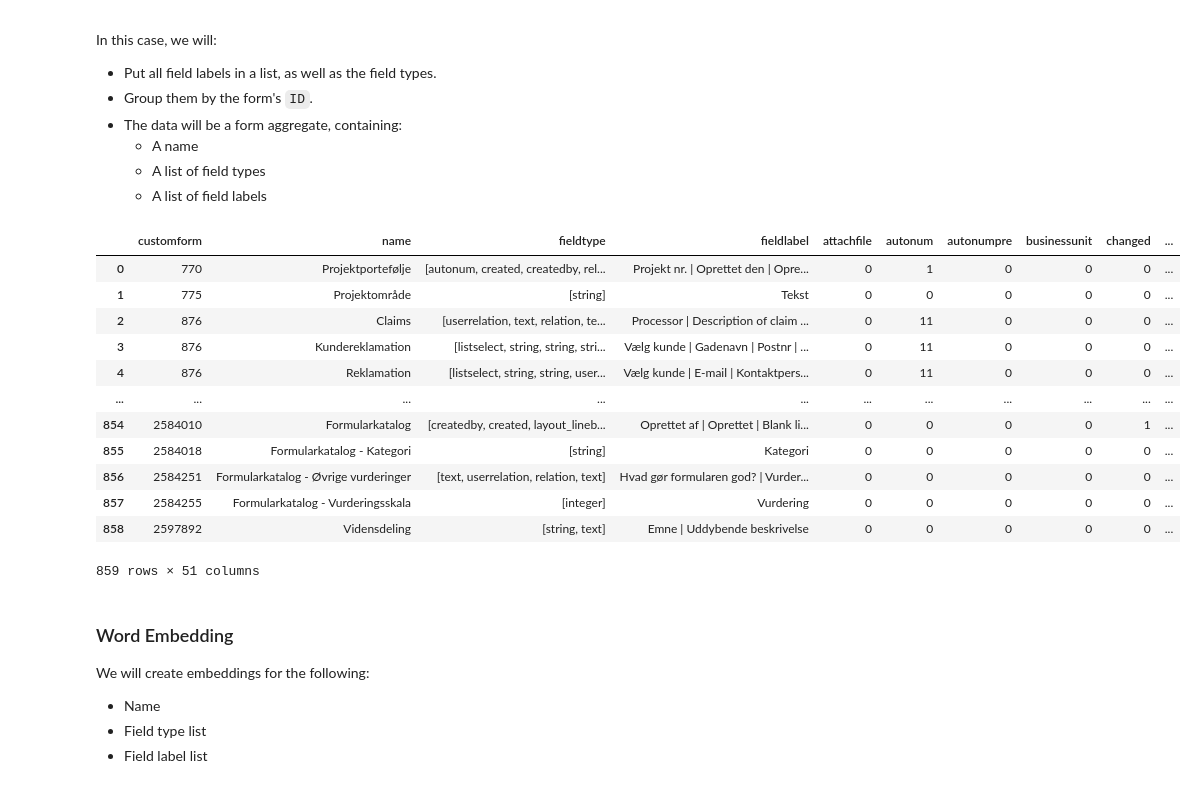
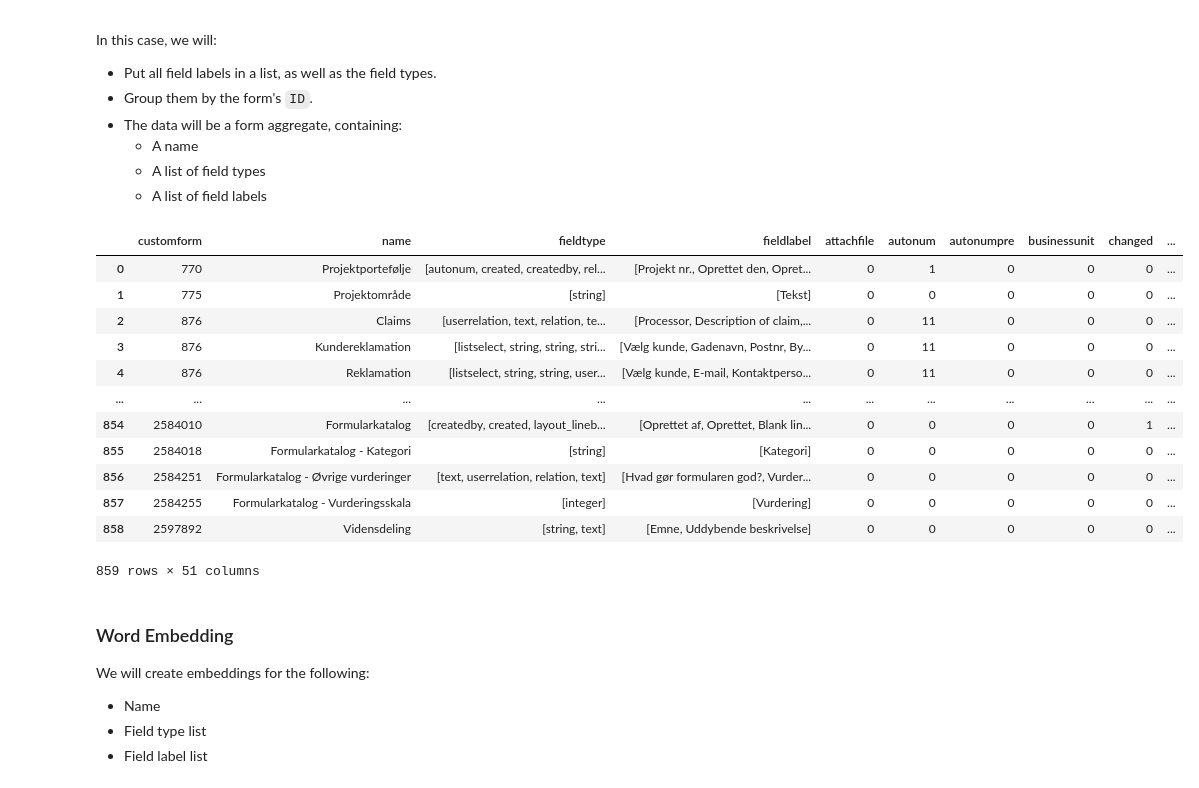
Before and after one commit to Semo0/IPWFormAi, a Jupyter notebook: app/Clustring_with_embeddings.ipynb, the cells around one changed output. Drawn from its saved outputs; the diff is of its cells as text; code cells hidden in the pictures.

```diff
--- a/app/Clustring_with_embeddings.ipynb
+++ b/app/Clustring_with_embeddings.ipynb
@@ -46,45 +47,45 @@ data = data.drop(indices_to_drop)
 # If the element is special the actual fieldtype is in specialtype
 # We will exclude element types.
 
 #none since logic to do it.
 data['isspecial'] = data['elementtype'].apply(lambda x: 1 if x == 'special' else 0)
 
 for index, row in data.iterrows():
     if row['isspecial'] == 1:
         if pd.notnull(row['fieldtype']):  # Check if 'fieldtype' is already filled
             print(f"Row {index}: 'fieldtype' already has a value before assigning 'specialtype'")
         else:
             # If 'fieldtype' is empty, assign the value from 'specialtype'
             data.at[index, 'fieldtype'] = row['specialtype']
 
 #Drop non-relevant columns.
 data = data.drop(columns=['Kunde','isspecial','elementtype', 'customname','fieldobjectid','fieldparentid','fieldparenttype','blocktype','fieldrelation','language','specialtype'])
 
 #Lets group the data by customform (id) and include name and mape the structure.
 grouped = data.groupby(['customform', 'name']).agg({
     'fieldtype': lambda x: list(x),  # Keep all field types as a list
-    'fieldlabel': lambda x: ' | '.join(x)  # Concatenate field labels
+    'fieldlabel': lambda x: list(x)  # Concatenate field labels
 }).reset_index()
 
 # Step 2: Count occurrences of each field type for each customform
 fieldtype_counts = data.groupby(['customform', 'fieldtype']).size().unstack(fill_value=0)
 
 # Step 3: Combine the aggregated data with the counts
 result = pd.merge(grouped, fieldtype_counts, on='customform', how='left')
 display(result)
 # %% [output]
 |  | customform | name | fieldtype | fieldlabel | attachfile | autonum | autonumpre | businessunit | changed | ... |
-| 0 | 770 | Projektportefølje | [autonum, created, createdby, rel... | Projekt nr. | Oprettet den | Opre... | 0 | 1 | 0 | 0 | 0 | ... |
-| 1 | 775 | Projektområde | [string] | Tekst | 0 | 0 | 0 | 0 | 0 | ... |
-| 2 | 876 | Claims | [userrelation, text, relation, te... | Processor | Description of claim ... | 0 | 11 | 0 | 0 | 0 | ... |
-| 3 | 876 | Kundereklamation | [listselect, string, string, stri... | Vælg kunde | Gadenavn | Postnr | ... | 0 | 11 | 0 | 0 | 0 | ... |
-| 4 | 876 | Reklamation | [listselect, string, string, user... | Vælg kunde | E-mail | Kontaktpers... | 0 | 11 | 0 | 0 | 0 | ... |
+| 0 | 770 | Projektportefølje | [autonum, created, createdby, rel... | [Projekt nr., Oprettet den, Opret... | 0 | 1 | 0 | 0 | 0 | ... |
+| 1 | 775 | Projektområde | [string] | [Tekst] | 0 | 0 | 0 | 0 | 0 | ... |
+| 2 | 876 | Claims | [userrelation, text, relation, te... | [Processor, Description of claim,... | 0 | 11 | 0 | 0 | 0 | ... |
+| 3 | 876 | Kundereklamation | [listselect, string, string, stri... | [Vælg kunde, Gadenavn, Postnr, By... | 0 | 11 | 0 | 0 | 0 | ... |
+| 4 | 876 | Reklamation | [listselect, string, string, user... | [Vælg kunde, E-mail, Kontaktperso... | 0 | 11 | 0 | 0 | 0 | ... |
 | ... | ... | ... | ... | ... | ... | ... | ... | ... | ... | ... |
-| 854 | 2584010 | Formularkatalog | [createdby, created, layout_lineb... | Oprettet af | Oprettet | Blank li... | 0 | 0 | 0 | 0 | 1 | ... |
-| 855 | 2584018 | Formularkatalog - Kategori | [string] | Kategori | 0 | 0 | 0 | 0 | 0 | ... |
-| 856 | 2584251 | Formularkatalog - Øvrige vurderinger | [text, userrelation, relation, text] | Hvad gør formularen god? | Vurder... | 0 | 0 | 0 | 0 | 0 | ... |
-| 857 | 2584255 | Formularkatalog - Vurderingsskala | [integer] | Vurdering | 0 | 0 | 0 | 0 | 0 | ... |
-| 858 | 2597892 | Vidensdeling | [string, text] | Emne | Uddybende beskrivelse | 0 | 0 | 0 | 0 | 0 | ... |
+| 854 | 2584010 | Formularkatalog | [createdby, created, layout_lineb... | [Oprettet af, Oprettet, Blank lin... | 0 | 0 | 0 | 0 | 1 | ... |
+| 855 | 2584018 | Formularkatalog - Kategori | [string] | [Kategori] | 0 | 0 | 0 | 0 | 0 | ... |
+| 856 | 2584251 | Formularkatalog - Øvrige vurderinger | [text, userrelation, relation, text] | [Hvad gør formularen god?, Vurder... | 0 | 0 | 0 | 0 | 0 | ... |
+| 857 | 2584255 | Formularkatalog - Vurderingsskala | [integer] | [Vurdering] | 0 | 0 | 0 | 0 | 0 | ... |
+| 858 | 2597892 | Vidensdeling | [string, text] | [Emne, Uddybende beskrivelse] | 0 | 0 | 0 | 0 | 0 | ... |
 859 rows × 51 columns
 # %% [markdown]
 ### Word Embedding
```
Also changed, not shown: parts of 17 cells of this notebook.
